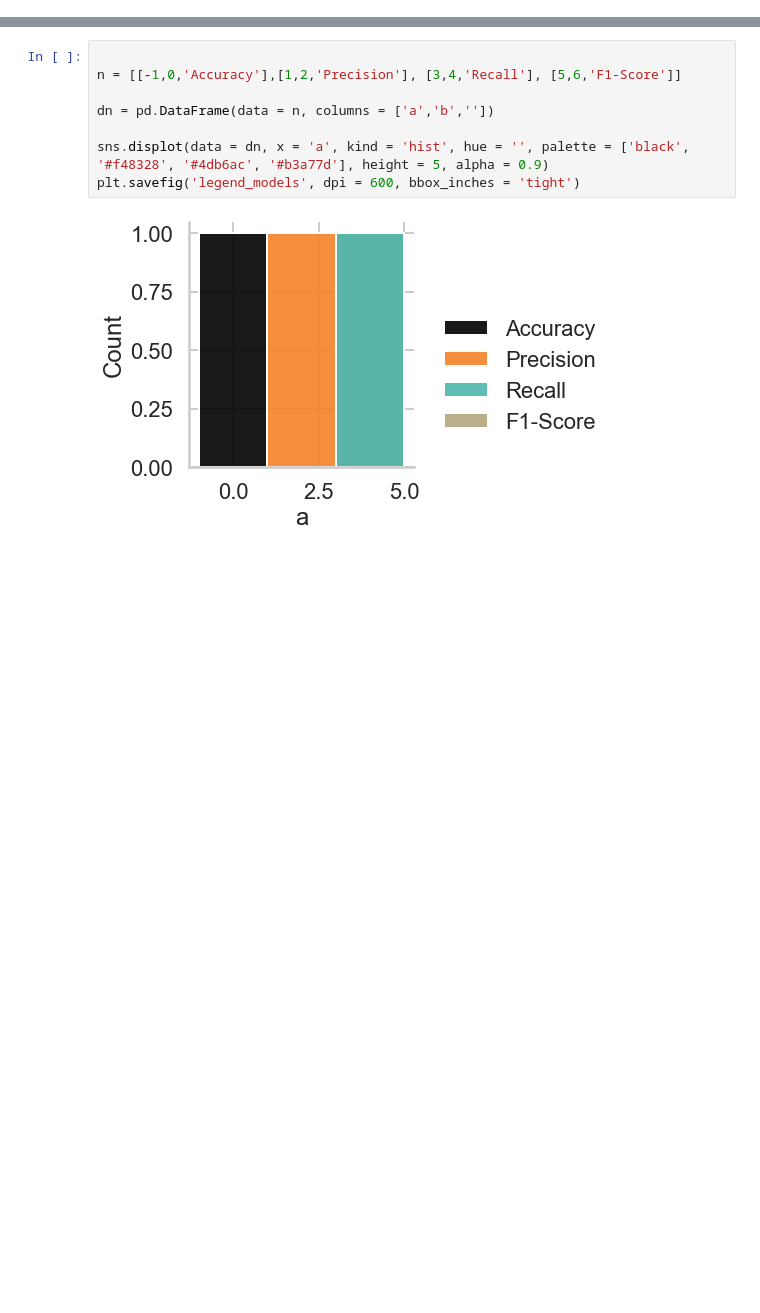
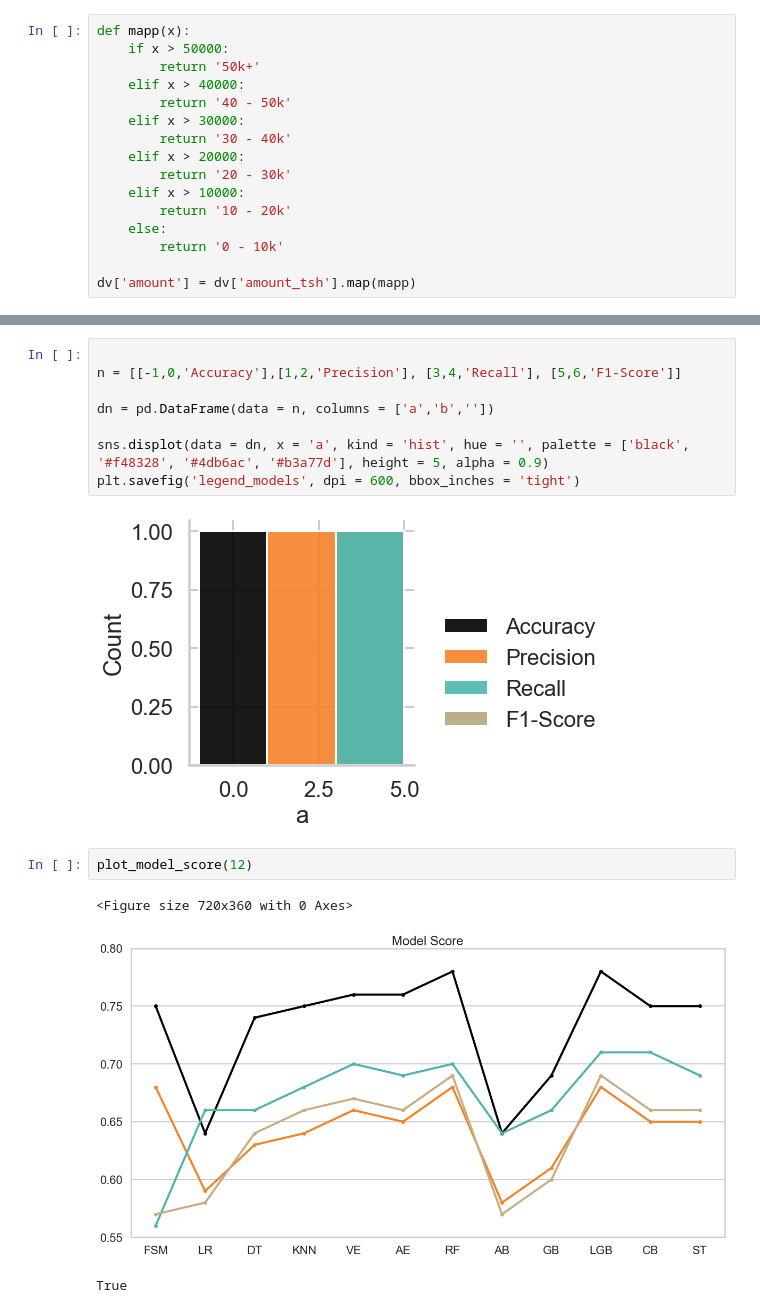
Before and after one commit to awyeh64/Tanzanian_Water_Well_Predictor, a Jupyter notebook: notebooks/exploratory/ayeh_eda.ipynb, the cells around one changed output, grey strips where cells are left out. Drawn from its saved outputs; the diff is of its cells as text; blank space fills up the shorter version.

```diff
--- a/notebooks/exploratory/ayeh_eda.ipynb
+++ b/notebooks/exploratory/ayeh_eda.ipynb
@@ -871,3 +869,19 @@ dv['amount'] = dv['amount_tsh'].map(mapp)
+# %%
+def mapp(x):
+    if x > 50000:
+        return '50k+'
+    elif x > 40000:
+        return '40 - 50k'
+    elif x > 30000:
+        return '30 - 40k'
+    elif x > 20000:
+        return '20 - 30k'
+    elif x > 10000:
+        return '10 - 20k'
+    else:
+        return '0 - 10k'
+
+dv['amount'] = dv['amount_tsh'].map(mapp)
 # %%
 dv['amount'].value_counts()
 # %% [output]
@@ -1028,3 +1072,9 @@ sns.displot(data = dn, x = 'a', kind = 'hist', hue = '', palette = ['black', '#f
 plt.savefig('legend_models', dpi = 600, bbox_inches = 'tight')
 # %% [output]
 [figure]
+# %%
+plot_model_score(12)
+# %% [output]
+<Figure size 720x360 with 0 Axes>
+[figure, added]
+True
```
Also changed, not shown: parts of 4 cells of this notebook, 1 other file.
